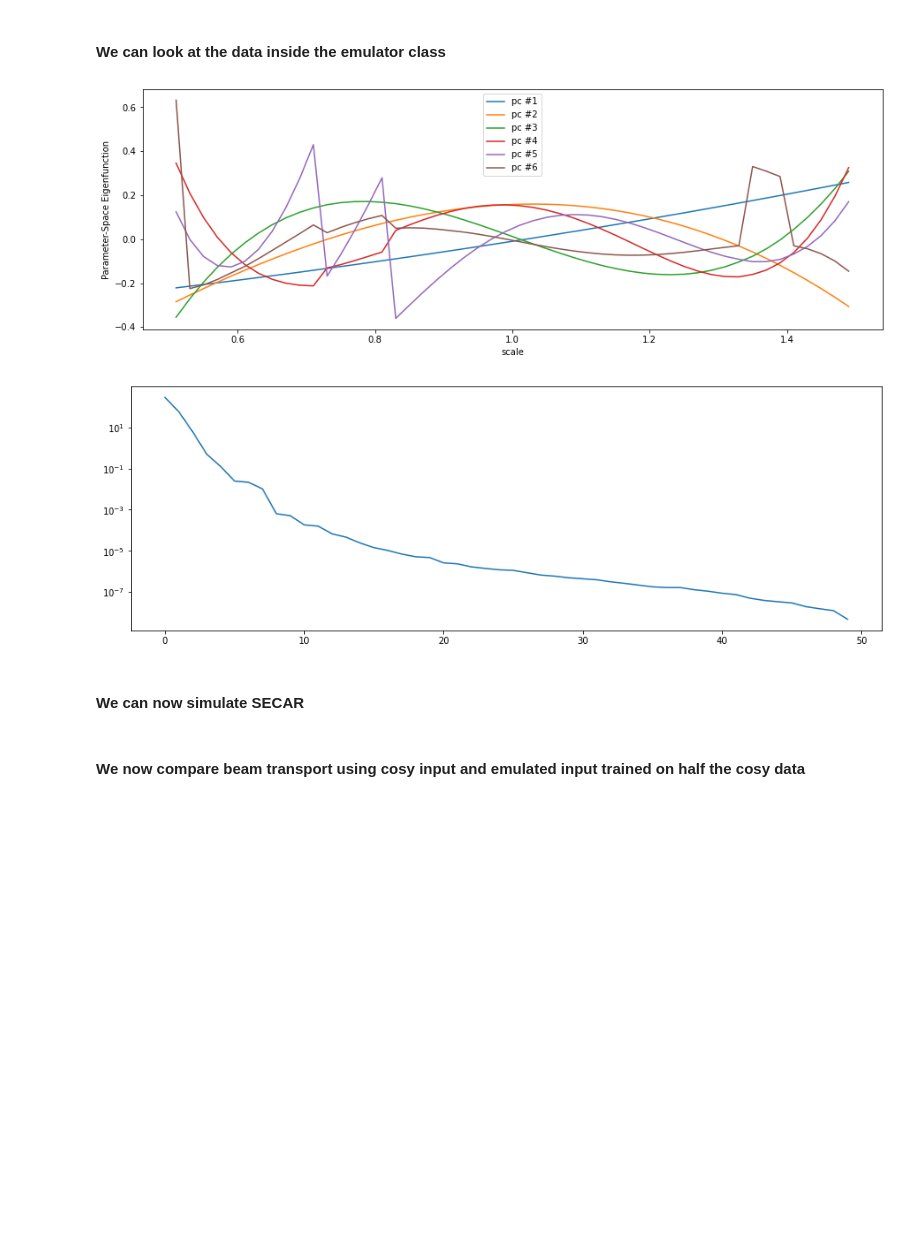
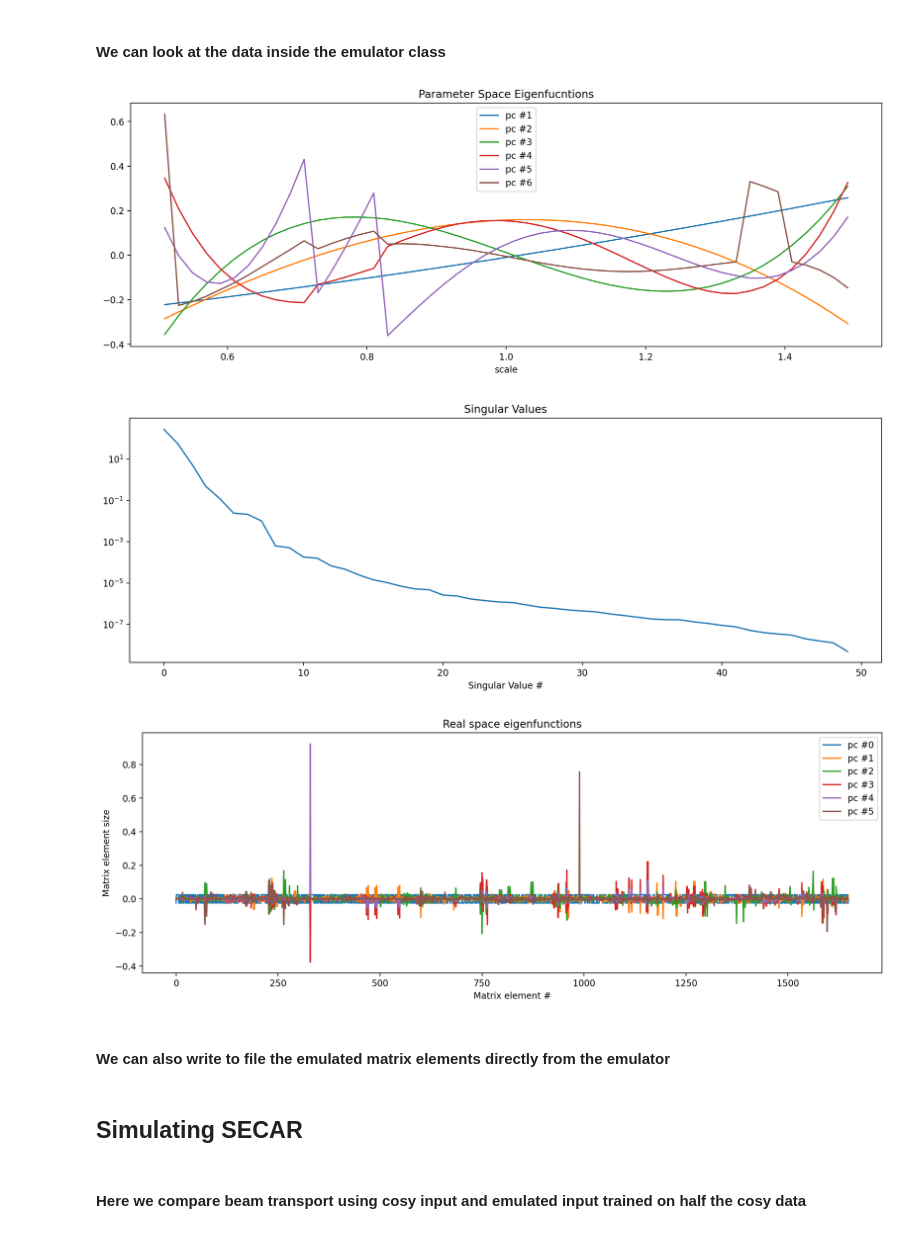
Before and after one commit to diogenes1991/RBMSecar, a Jupyter notebook: Emulator/RBM.ipynb, the cells around one changed output. Drawn from its saved outputs; the diff is of its cells as text; code cells hidden in the pictures; blank space fills up the shorter version.

```diff
--- a/Emulator/RBM.ipynb
+++ b/Emulator/RBM.ipynb
@@ -134,10 +142,13 @@ plt.show()
 nEmulators = 7
 Emulators  = [ Emulator(scales,big_matrix,3*i+3) for i in range(nEmulators) ]
 error_matrix = [ [ error(Emulators[i](scales[j]),big_matrix[j]) for j in range(len(scales)) ] for i in range(nEmulators) ]
+
+fig, ax = plt.subplots(dpi=200)
+fig.patch.set_facecolor('white')
 for i in range(nEmulators):
-    plt.semilogy(scales,error_matrix[i],label="numpc = "+str(3*i+3))
+    ax.semilogy(scales,error_matrix[i],label="numpc = "+str(3*i+3))
 plt.xlabel("scale")
-plt.ylabel(r'$\sqrt{\int ||Emulated - Data||^2}$')
+plt.ylabel(r'$\sqrt{\sum ||Emulated - Data||^2}$')
 plt.title("Error plot")
 plt.legend()
 plt.show()
@@ -169,24 +180,44 @@ magnet1(0.5)
 <h4> We can look at the data inside the emulator class </h4>
 # %%
 ''' Parameter Space Eigenfunctions '''
+fig, ax = plt.subplots(dpi=200)
+fig.patch.set_facecolor('white')
 for i in range(6):
-    plt.plot(magnet1.axis,magnet1.u[:,i],label="pc #"+str(i+1))
+    ax.plot(magnet1.axis,magnet1.u[:,i],label="pc #"+str(i+1))
 plt.legend()
+plt.title("Parameter Space Eigenfucntions")
 plt.xlabel("scale")
-plt.ylabel("Parameter-Space Eigenfunction")
 plt.show()
 
-plt.semilogy(magnet1.s)
+fig, ax = plt.subplots(dpi=200)
+fig.patch.set_facecolor('white')
+ax.semilogy(magnet1.s)
+plt.title("Singular Values")
+plt.xlabel("Singular Value #")
 plt.show()
+
+
+fig, ax = plt.subplots(dpi=200)
+fig.patch.set_facecolor('white')
+for i in range(6):
+    ax.plot(magnet1.v[i],label="pc #"+str(i))
+plt.legend()
+plt.title("Real space eigenfunctions")
+plt.xlabel("Matrix element #")
+plt.ylabel("Matrix element size")
+plt.show()
 # %% [output]
-[figure, old version]
+[figure, new version]
-[figure, old version]
+[figure, new version]
+[figure, added]
+# %% [markdown]
+<h4> We can also write to file the emulated matrix elements directly from the emulator </h4>
 # %%
 ''' Sample use of the parser '''
 scale = 0.5626
 magnet1.write(scale,os.path.join("Generated_Magnet_Data",str(scale)))
 # %% [markdown]
-<h4> We can now simulate SECAR </h4>
+<h2> Simulating SECAR </h2>
 # %%
 def generateInitialDistribution(widthX, widthY, aX, aY, numberMC=1000):
     beam = np.zeros([numberMC, 8], dtype="float64", order="F")
@@ -213,7 +244,7 @@ def generateInitialDistribution(widthX, widthY, aX, aY, numberMC=1000):
         beam[j][5] = dE
     return (beam)
 # %% [markdown]
-<h4> We now compare beam transport using cosy input and emulated input trained on half the cosy data </h4>
+<h4> Here we compare beam transport using cosy input and emulated input trained on half the cosy data </h4>
 # %%
 ''' Dynamic Magents require several current files to build emulators '''
 dynamic_magnets = [
```
Also changed, not shown: parts of 18 cells of this notebook.
